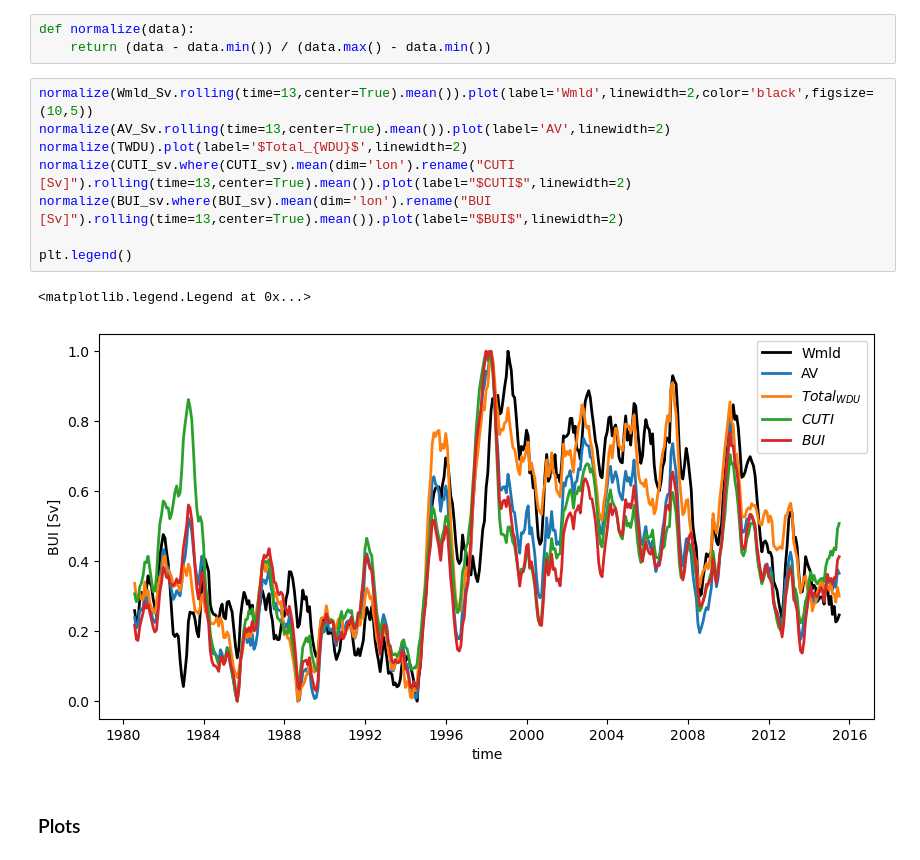
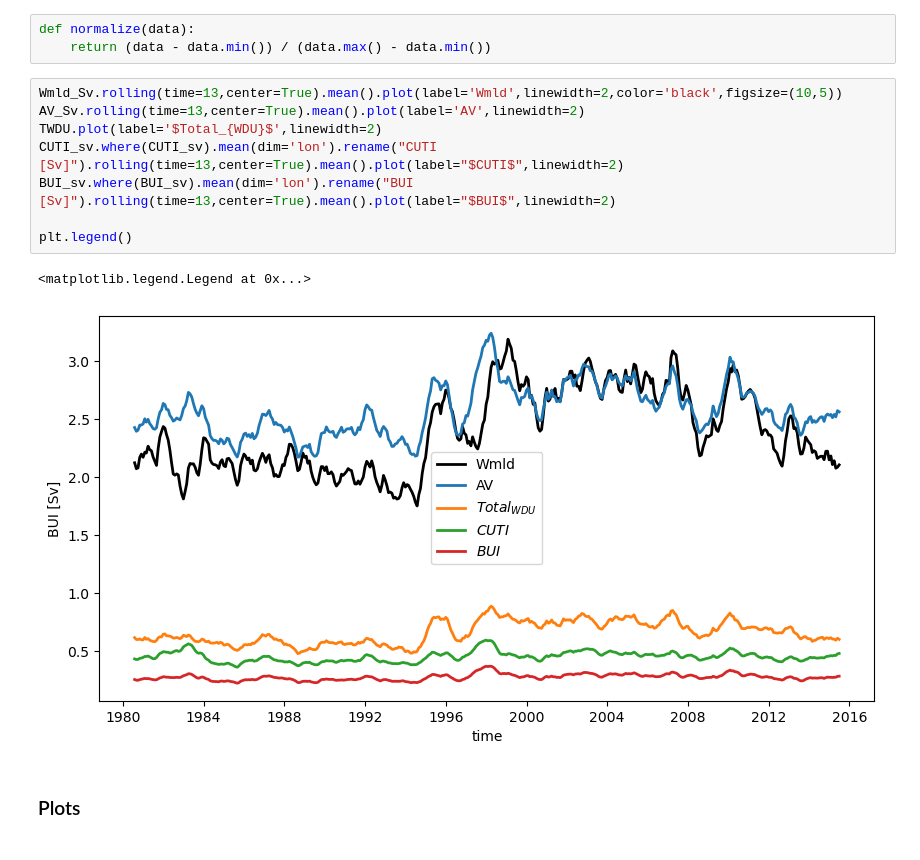
Before and after one commit to danliba/Upwelling_paper, a Jupyter notebook: Sv_calculator.ipynb, the cells around one changed output. Cells and saved outputs as stored; diff of their text form.

```diff
--- a/Sv_calculator.ipynb
+++ b/Sv_calculator.ipynb
@@ -377,16 +377,16 @@ BEUTI_sv.where(BEUTI_sv).mean(dim='lon').rename("BEUTI [Sv]").rolling(time=13,ce
 def normalize(data):
     return (data - data.min()) / (data.max() - data.min())
 # %%
-normalize(Wmld_Sv.rolling(time=13,center=True).mean()).plot(label='Wmld',linewidth=2,color='black',figsize=(10,5))
-normalize(AV_Sv.rolling(time=13,center=True).mean()).plot(label='AV',linewidth=2)
-normalize(TWDU).plot(label='$Total_{WDU}$',linewidth=2)
-normalize(CUTI_sv.where(CUTI_sv).mean(dim='lon').rename("CUTI [Sv]").rolling(time=13,center=True).mean()).plot(label="$CUTI$",linewidth=2)
-normalize(BUI_sv.where(BUI_sv).mean(dim='lon').rename("BUI [Sv]").rolling(time=13,center=True).mean()).plot(label="$BUI$",linewidth=2)
+Wmld_Sv.rolling(time=13,center=True).mean().plot(label='Wmld',linewidth=2,color='black',figsize=(10,5))
+AV_Sv.rolling(time=13,center=True).mean().plot(label='AV',linewidth=2)
+TWDU.plot(label='$Total_{WDU}$',linewidth=2)
+CUTI_sv.where(CUTI_sv).mean(dim='lon').rename("CUTI [Sv]").rolling(time=13,center=True).mean().plot(label="$CUTI$",linewidth=2)
+BUI_sv.where(BUI_sv).mean(dim='lon').rename("BUI [Sv]").rolling(time=13,center=True).mean().plot(label="$BUI$",linewidth=2)
 
 plt.legend()
 # %% [output]
 <matplotlib.legend.Legend at 0x...>
-[figure, old version]
+[figure, new version]
 # %% [markdown]
 ### Plots
 # %%
```
Also changed, not shown: 13 other files.
